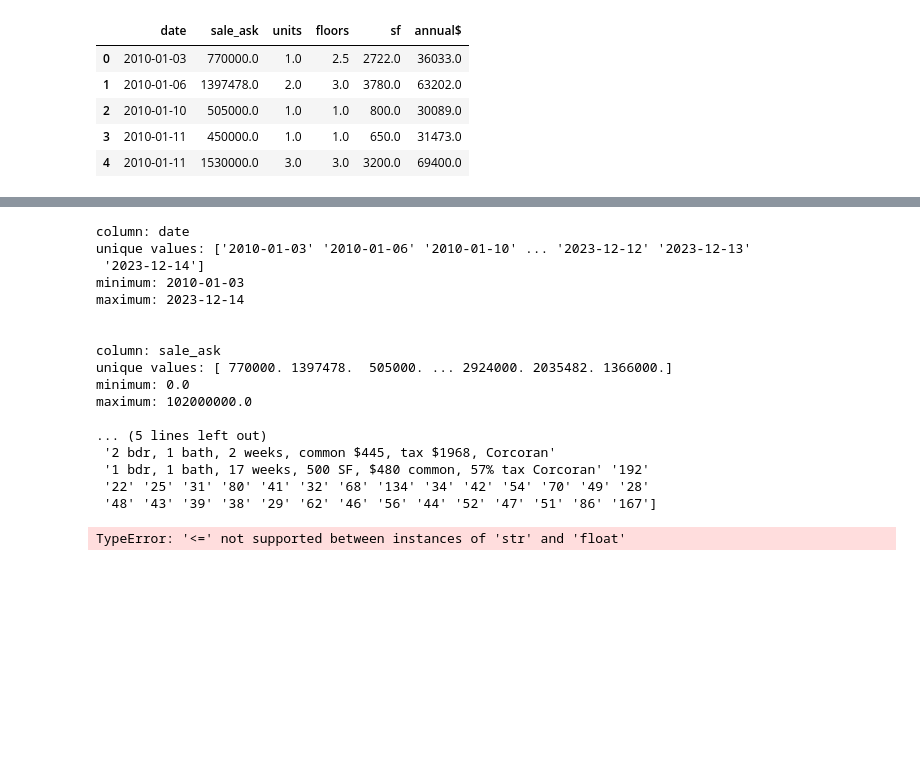
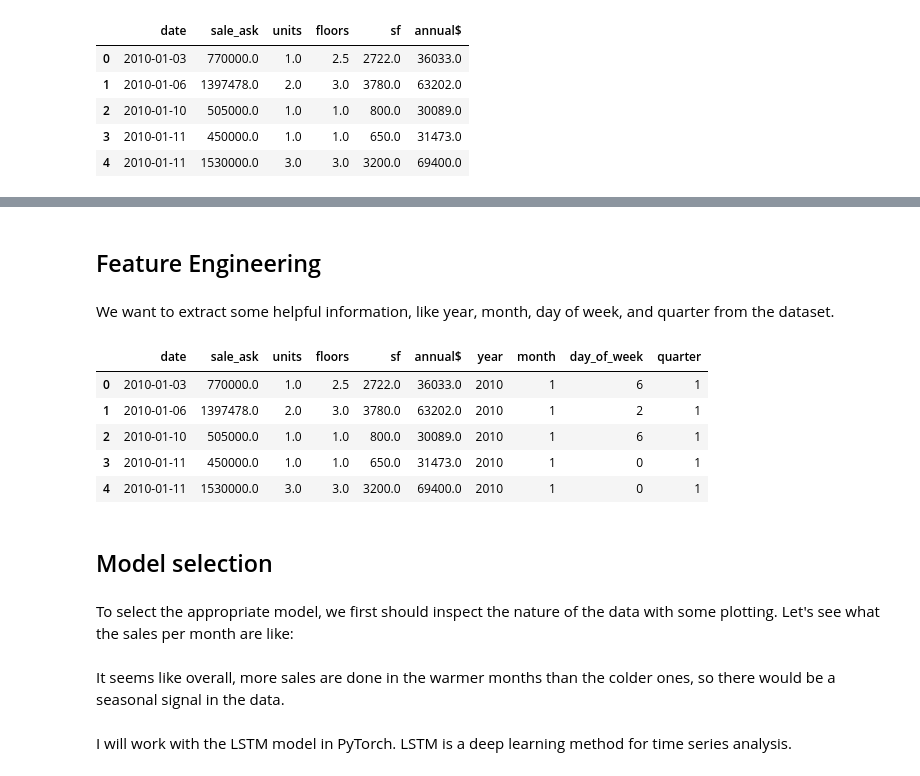
Before and after one commit to sralter/dean_property_consulting_2024, a Jupyter notebook: housing_time_series.ipynb, the cells around one changed output, grey strips where cells are left out. Saved outputs shown, nothing was run; the diff lists cells and outputs as text; code cells hidden in the pictures; blank space fills up the shorter version.

Commit message:
run pytorch lstm time series model

```diff
--- a/housing_time_series.ipynb
+++ b/housing_time_series.ipynb
@@ -39,6 +16,6 @@ df[df['sf'] == 0.]
 # %%
 # load dataset
-df = pd.read_csv('../data/df_lownull.csv', parse_dates=True)
+df = pd.read_csv('../data/df_lownull.csv', parse_dates=['DATE'])
 df = df.drop(columns=['Unnamed: 0'])
 
 # clean column names (lowercase and remove spaces)
@@ -145,6 +82,0 @@ filtered_rows
-# %%
-df.at[12136, 'units'] = 1
-# apply the filter to a column in the DataFrame
-desired_dtype = float
-filtered_rows = df[df['floors'].apply(lambda x: isinstance(x, desired_dtype))]
-filtered_rows
@@ -179,26 +82,0 @@ annual$ {<class 'float'>}
-# %%
-for col in df.columns:
-    print('column:', col)
-    print('unique values:', df[col].unique())
-    print('minimum:', df[col].min())
-    print('maximum:', df[col].max())
-    print('\n')
-# %% [output]
-column: date
-unique values: ['2010-01-03' '2010-01-06' '2010-01-10' ... '2023-12-12' '2023-12-13'
- '2023-12-14']
-minimum: 2010-01-03
-maximum: 2023-12-14
-
-
-column: sale_ask
-unique values: [ 770000. 1397478.  505000. ... 2924000. 2035482. 1366000.]
-minimum: 0.0
-maximum: 102000000.0
-
-... (5 lines left out)
- '2 bdr, 1 bath, 2 weeks, common $445, tax $1968, Corcoran'
- '1 bdr, 1 bath, 17 weeks, 500 SF, $480 common, 57% tax Corcoran' '192'
- '22' '25' '31' '80' '41' '32' '68' '134' '34' '42' '54' '70' '49' '28'
- '48' '43' '39' '38' '29' '62' '46' '56' '44' '52' '47' '51' '86' '167']
-TypeError: '<=' not supported between instances of 'str' and 'float'
@@ -204,0 +86,21 @@ TypeError: '<=' not supported between instances of 'str' and 'float'
+# %% [markdown]
+## Feature Engineering
+# %% [markdown]
+We want to extract some helpful information, like year, month, day of week, and quarter from the dataset.
+# %%
+df['year'] = df['date'].dt.year
+df['month'] = df['date'].dt.month
+df['day_of_week'] = df['date'].dt.day_of_week
+df['quarter'] = df['date'].dt.quarter
+df.head()
+# %% [output]
+|  | date | sale_ask | units | floors | sf | annual$ | year | month | day_of_week | quarter |
+| 0 | 2010-01-03 | 770000.0 | 1.0 | 2.5 | 2722.0 | 36033.0 | 2010 | 1 | 6 | 1 |
+| 1 | 2010-01-06 | 1397478.0 | 2.0 | 3.0 | 3780.0 | 63202.0 | 2010 | 1 | 2 | 1 |
+| 2 | 2010-01-10 | 505000.0 | 1.0 | 1.0 | 800.0 | 30089.0 | 2010 | 1 | 6 | 1 |
+| 3 | 2010-01-11 | 450000.0 | 1.0 | 1.0 | 650.0 | 31473.0 | 2010 | 1 | 0 | 1 |
+| 4 | 2010-01-11 | 1530000.0 | 3.0 | 3.0 | 3200.0 | 69400.0 | 2010 | 1 | 0 | 1 |
+# %% [markdown]
+## Model selection
+# %% [markdown]
+To select the appropriate model, we first should inspect the nature of the data with some plotting. Let's see what the sales per month are like:
@@ -204,0 +158,4 @@ TypeError: '<=' not supported between instances of 'str' and 'float'
+# %% [markdown]
+It seems like overall, more sales are done in the warmer months than the colder ones, so there would be a seasonal signal in the data.
+# %% [markdown]
+I will work with the LSTM model in PyTorch. LSTM is a deep learning method for time series analysis.
```
Also changed, not shown: parts of 45 cells of this notebook, 2 other files.
